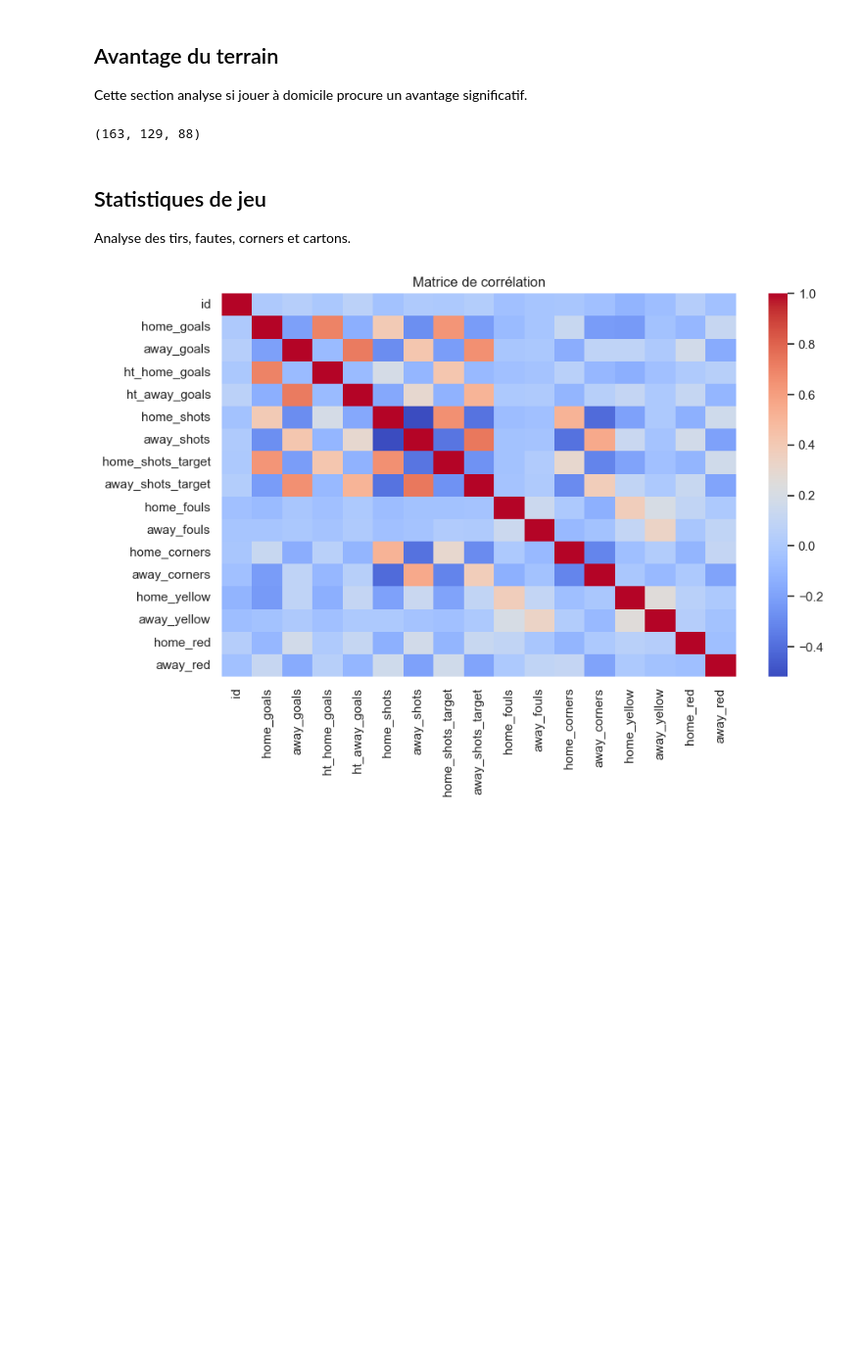
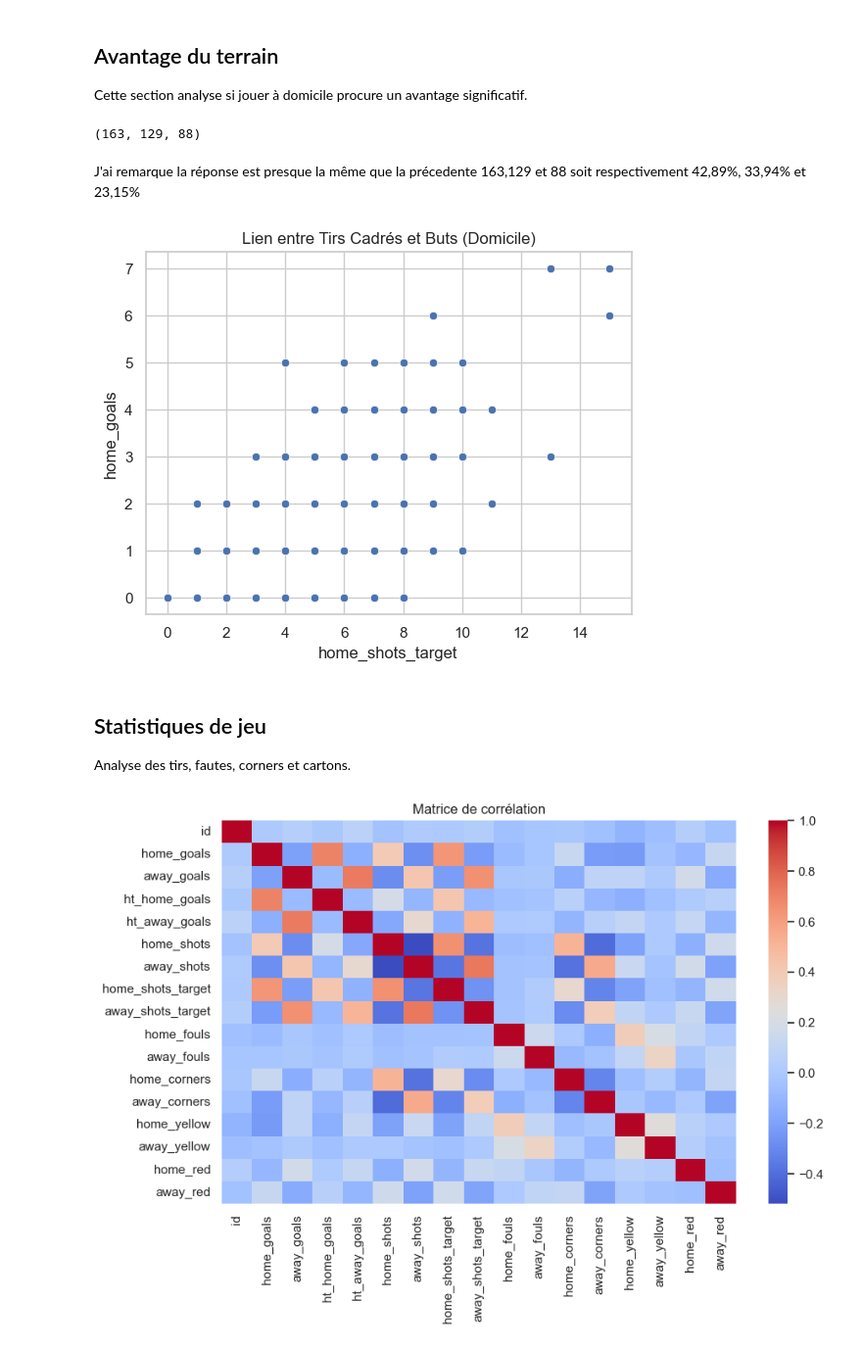
Before and after one commit to yigo226/Premier-League-Data-Analysis, a Jupyter notebook: notebooks/data_cleanning_et_eda.ipynb, the cells around one changed output. Shown at 98% size. Drawn from its saved outputs; the diff is of its cells as text; code cells hidden in the pictures; blank space fills up the shorter version.

```diff
--- a/notebooks/data_cleanning_et_eda.ipynb
+++ b/notebooks/data_cleanning_et_eda.ipynb
@@ -278,0 +278,2 @@ J'ai remarque la réponse est presque la même que la précedente 163,129 et 88
+# %% [markdown]
+J'ai remarque la réponse est presque la même que la précedente 163,129 et 88 soit respectivement 42,89%, 33,94% et 23,15%
@@ -279,3 +282,13 @@ J'ai remarque la réponse est presque la même que la précedente 163,129 et 88
+# %%
+sns.scatterplot(data=df, x="home_shots_target", y="home_goals")
+plt.title("Lien entre Tirs Cadrés et Buts (Domicile)")
+# Sauvegardons
+path = os.path.join('..', 'reports', 'image', '04_tirs_cadré__et_but_domicile.png')
+plt.savefig(path, dpi=300, bbox_inches='tight')
+
+plt.show()
+# %% [output]
+[figure, added]
 # %% [markdown]
 ## Statistiques de jeu
 
```
Also changed, not shown: parts of 57 cells of this notebook, 8 other files.
